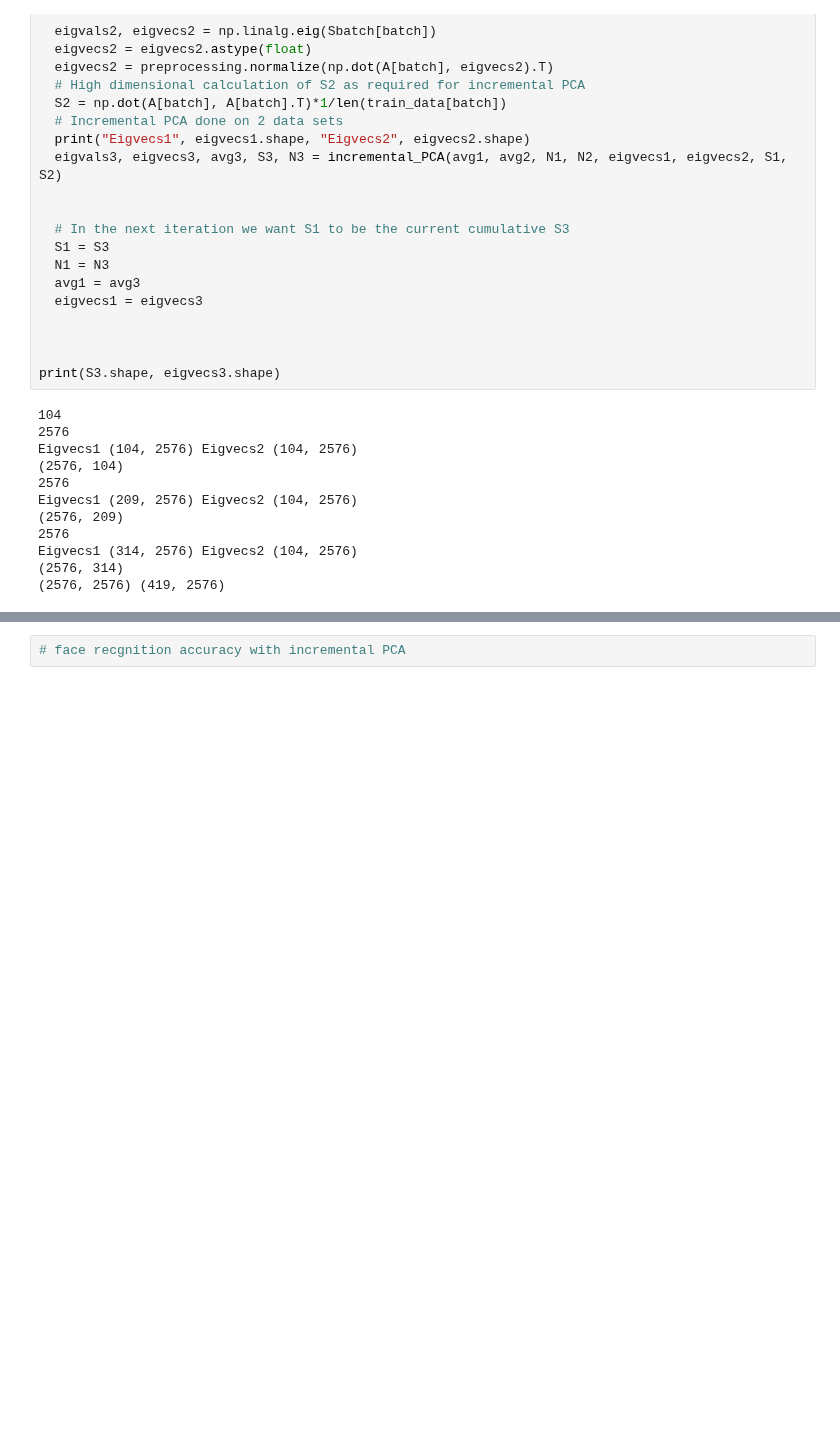
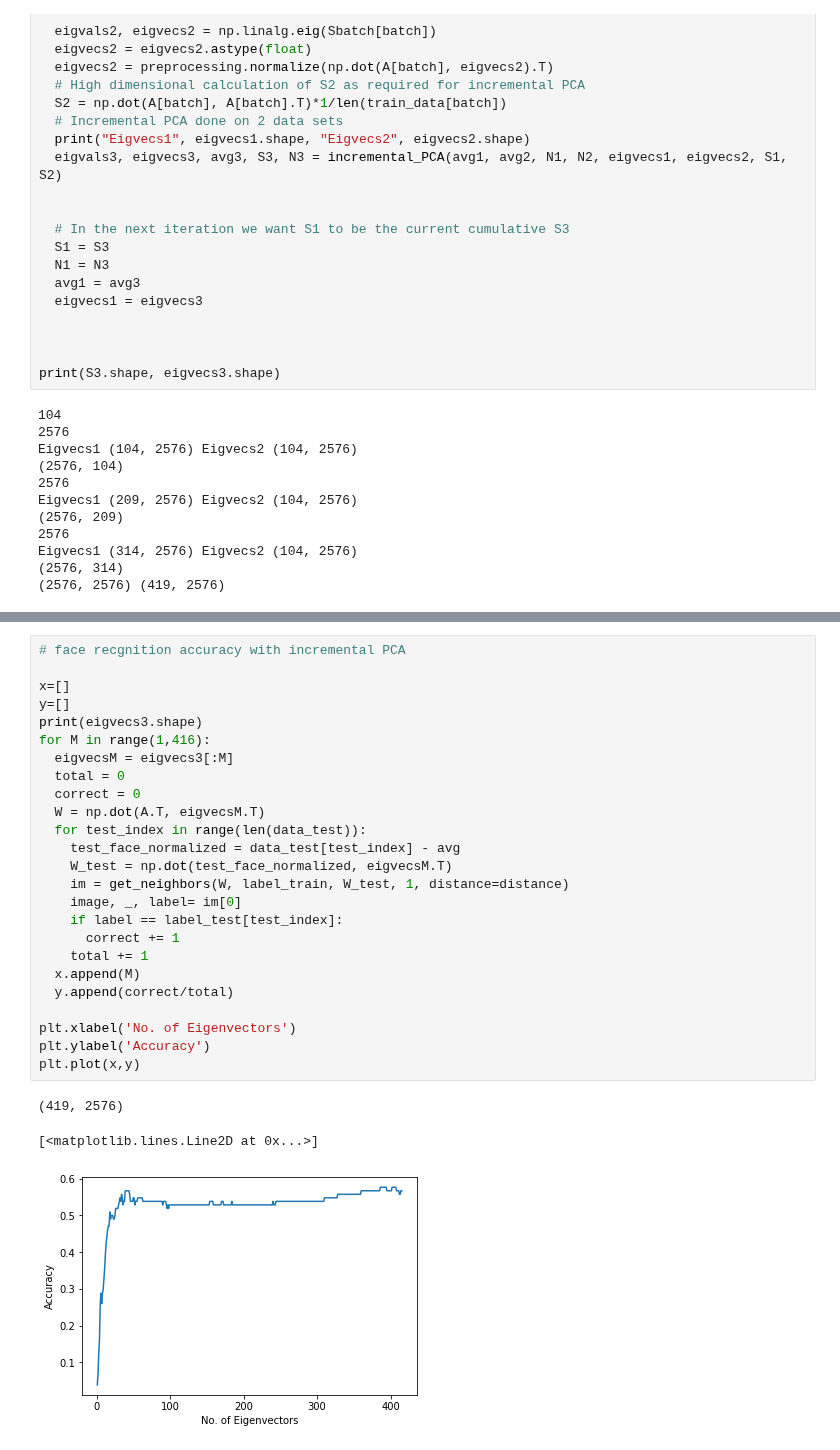
Before and after one commit to pedromonteiro18/Pattern_Recognition, a Jupyter notebook: Coursework.ipynb, the cells around one changed output, grey strips where cells are left out. Cells and saved outputs as stored; diff of their text form; blank space fills up the shorter version.

```diff
--- a/Coursework.ipynb
+++ b/Coursework.ipynb
@@ -409,5 +408,32 @@ plt.plot(x,y)
 # %% [output]
 [<matplotlib.lines.Line2D at 0x...>]
 [figure]
-# %%
-# face recgnition accuracy with incremental PCA
+# %%
+# face recgnition accuracy with incremental PCA
+
+x=[]
+y=[]
+print(eigvecs3.shape)
+for M in range(1,416):
+  eigvecsM = eigvecs3[:M]
+  total = 0
+  correct = 0
+  W = np.dot(A.T, eigvecsM.T)
+  for test_index in range(len(data_test)):
+    test_face_normalized = data_test[test_index] - avg
+    W_test = np.dot(test_face_normalized, eigvecsM.T)
+    im = get_neighbors(W, label_train, W_test, 1, distance=distance)
+    image, _, label= im[0]
+    if label == label_test[test_index]:
+      correct += 1
+    total += 1
+  x.append(M)
+  y.append(correct/total)
+
+plt.xlabel('No. of Eigenvectors')
+plt.ylabel('Accuracy')
+plt.plot(x,y)
+# %% [output]
+(419, 2576)
+[<matplotlib.lines.Line2D at 0x...>]
+[figure, added]
```
Also changed, not shown: parts of 6 cells of this notebook.
